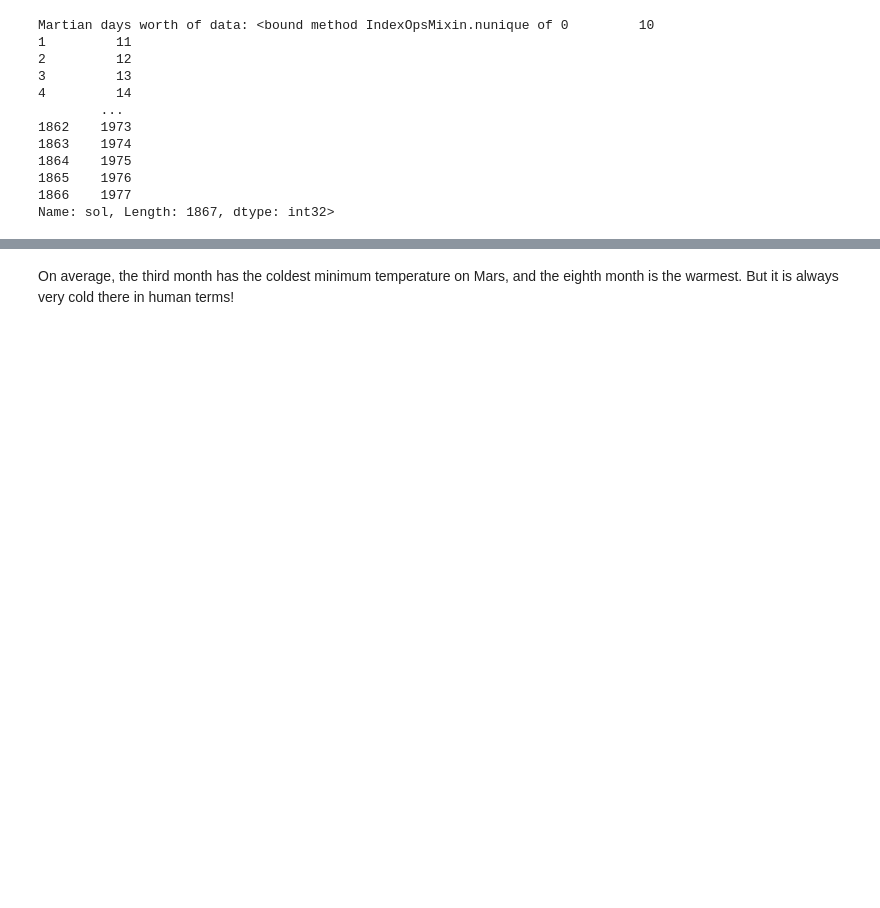
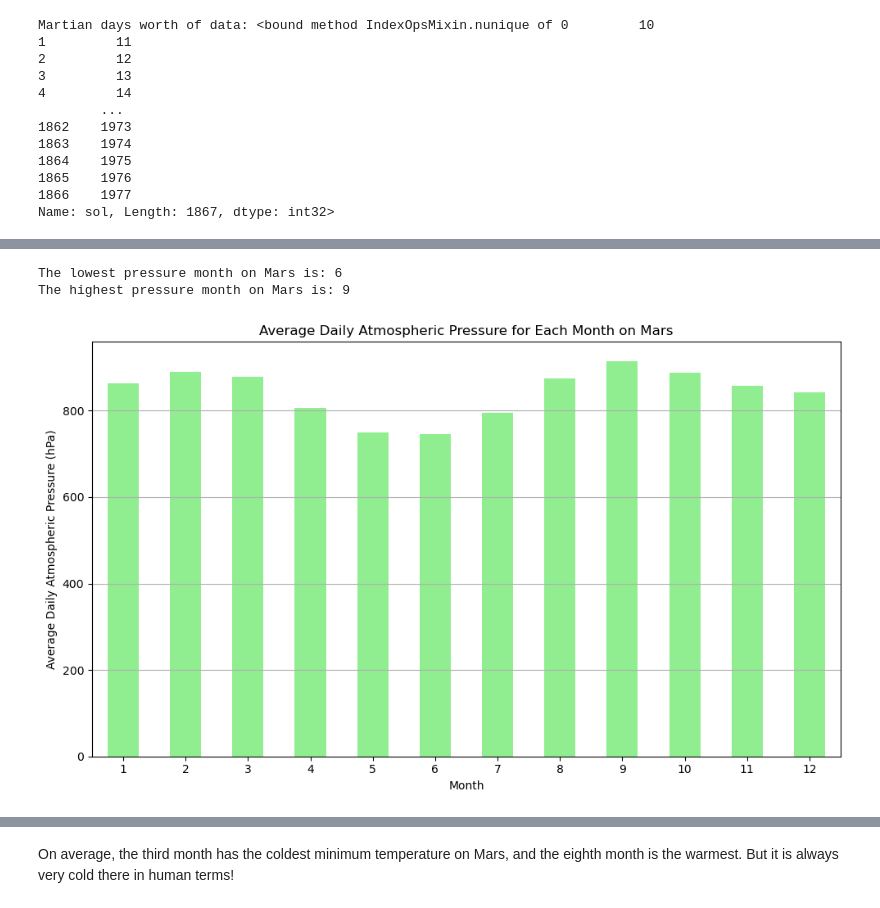
Before and after one commit to Lena-Hill/web_scraping_challenge, a Jupyter notebook: Starter_Code/part_2_mars_weather.ipynb, the cells around one changed output, grey strips where cells are left out. Saved outputs shown, nothing was run; the diff lists cells and outputs as text; code cells hidden in the pictures; blank space fills up the shorter version.

```diff
--- a/Starter_Code/part_2_mars_weather.ipynb
+++ b/Starter_Code/part_2_mars_weather.ipynb
@@ -197,0 +192,5 @@ Name: pressure, dtype: float64
+# %%
+# 4. Average pressure by Martian month
+# Group by month and calculate the average daily atmospheric pressure
+avg_pressure_per_month = mars_weather_df.groupby('month')['pressure'].mean()
+print("Average daily atmospheric pressure for each month:\n", avg_pressure_per_month)
@@ -197,0 +213,22 @@ Name: pressure, dtype: float64
+# %%
+# Find the coldest and warmest months on Mars
+lowest_month = avg_pressure_per_month.idxmin()
+highest_month = avg_pressure_per_month.idxmax()
+
+print("The lowest pressure month on Mars is:", lowest_month)
+print("The highest pressure month on Mars is:", highest_month)
+
+# Plot the average daily atmospheric pressure for each month
+plt.figure(figsize=(10, 6))
+avg_pressure_per_month.plot(kind='bar', color='lightgreen')
+plt.title('Average Daily Atmospheric Pressure for Each Month on Mars')
+plt.xlabel('Month')
+plt.ylabel('Average Daily Atmospheric Pressure (hPa)')
+plt.xticks(rotation=0)
+plt.grid(axis='y')
+plt.tight_layout()
+plt.show()
+# %% [output]
+The lowest pressure month on Mars is: 6
+The highest pressure month on Mars is: 9
+[figure, added]
```
Also changed, not shown: parts of 11 cells of this notebook.
